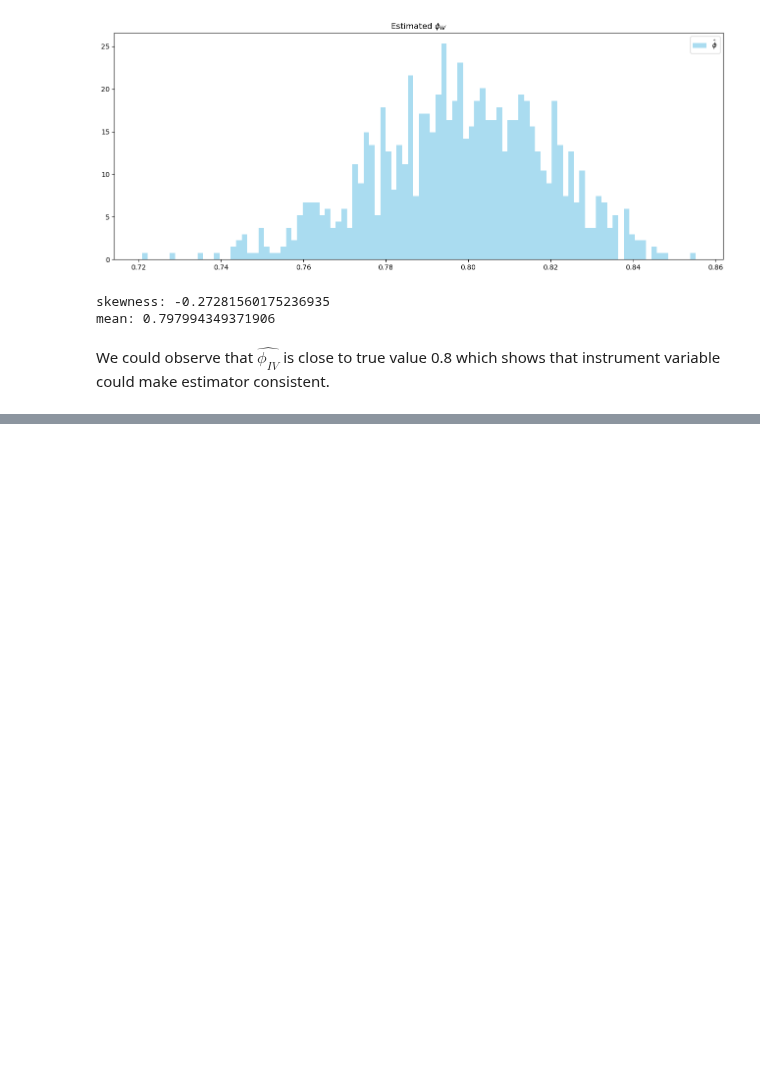
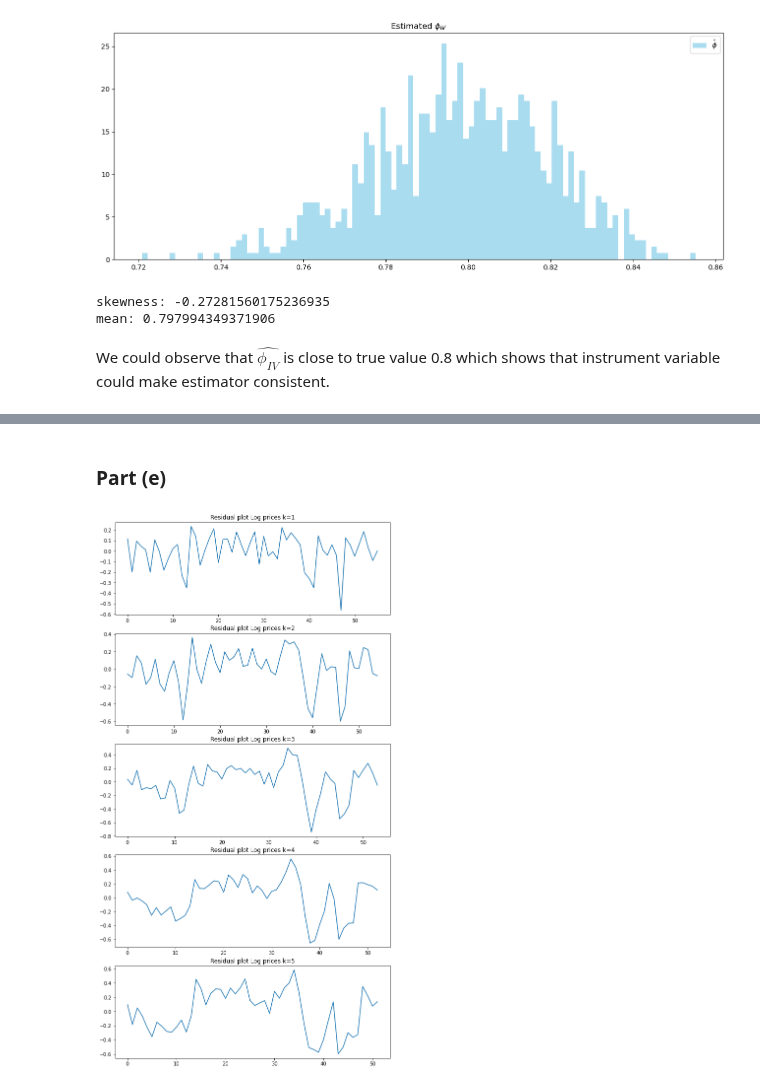
Before and after one commit to lmaksymenko/BerkeleyCourses, a Jupyter notebook: MFE230E/Answers_to_PS4_230E_NQ.ipynb, the cells around one changed output, grey strips where cells are left out. Saved outputs shown, nothing was run; the diff lists cells and outputs as text; code cells hidden in the pictures; blank space fills up the shorter version.

```diff
--- a/MFE230E/Answers_to_PS4_230E_NQ.ipynb
+++ b/MFE230E/Answers_to_PS4_230E_NQ.ipynb
@@ -121,0 +401,3 @@ We could observe that $\hat{\phi_{IV}}$ is close to true value 0.8 which shows t
+# %%
+delta_Xt_1_0 = delta_y_t(0,lag_matrix_P)[2:]
+delta_Xt_1_1 = delta_y_t(0,lag_matrix_E)[2:]
@@ -121,0 +409,2 @@ We could observe that $\hat{\phi_{IV}}$ is close to true value 0.8 which shows t
+# %%
+X = pd.DataFrame(np.concatenate([X_tmin1_P,X_tmin1_E],axis=1))
@@ -121,0 +438,5 @@ We could observe that $\hat{\phi_{IV}}$ is close to true value 0.8 which shows t
+# %%
+# Second Regression in the Matrix Equation
+model_2 = sm.OLS(delta_Xt_1_1,X)
+result_2 = model_2.fit(cov_type='HAC',cov_kwds={'maxlags':1})
+result_2.summary()
@@ -121,0 +470,29 @@ We could observe that $\hat{\phi_{IV}}$ is close to true value 0.8 which shows t
+# %%
+#p_t+5-p_t
+errors_prices = []
+for k in range(0,5,1):
+    y = (lag_matrix_P[:,0]-lag_matrix_P[:,k+1])[k+1:]
+    x = (lag_matrix_P[:,0]-lag_matrix_E[:,0])[k+1:]
+    X_with_const = sm.add_constant(x)
+    model = sm.OLS(y,X_with_const)
+    result_2 = model.fit(cov_type='HAC',cov_kwds={'maxlags':1})
+    print(f'### Summary stats for k = {k+1}, Log Prices as dependent variable ###')
+    print(result_2.summary())
+    print('\n')
+    print(f'R-squared value = {result_2.rsquared}')
+    print(f'OLS standard errors = {result_2.bse}')
+    print(f'White SE value = {result_2.get_robustcov_results(cov_type="HC0").bse}')
+    print(f'Newey West SE = {result_2.get_robustcov_results(cov_type="HAC", maxlags=2).bse}')
+    # Estimation of Hansey Hodrick and then calculation of Standard Errors
+    Z_est = result_2.model.exog
+    resids_b = result_2.resid
+    errors_prices.append(resids_b)
+
+    Ze = Z_est * np.array(resids_b)[:, None]
+    S = (Ze.T @ Ze) / len(Ze)
+
+    D = Z_est.T @ Z_est / len(Z_est)
+    covar_matrix = (np.linalg.inv(D.T) @ S @ np.linalg.inv(D)) / len(Z_est)
+
+    print(f"Covariance Matrix SE: {np.sqrt(np.diag(covar_matrix))}")
+    print('\n')
@@ -121,0 +564,10 @@ We could observe that $\hat{\phi_{IV}}$ is close to true value 0.8 which shows t
+# %% [markdown]
+### Part (e)
+# %%
+fig,ax = plt.subplots(nrows=5,ncols=1,figsize=(10,20))
+for i,item in enumerate(errors_prices):
+    ax[i].plot(item)
+    ax[i].set_title(f'Residual plot Log prices k={i+1}')
+    #print('\n')
+# %% [output]
+[figure, added]
```
Also changed, not shown: parts of 44 cells of this notebook.
